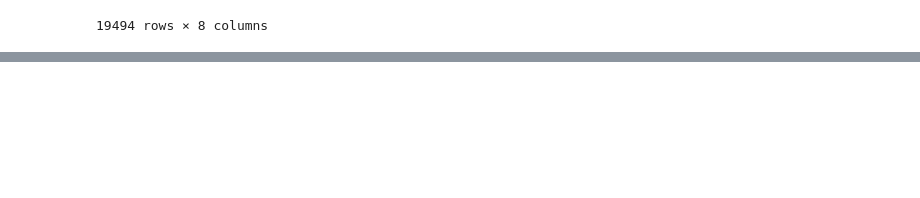
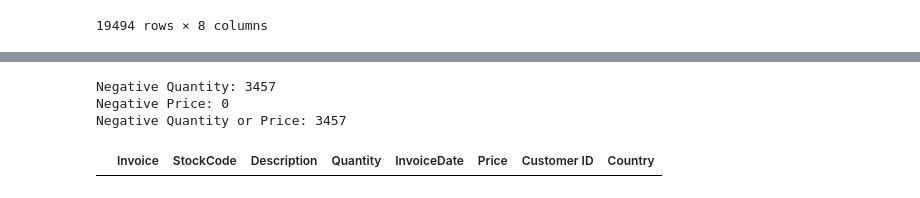
Before and after one commit to Adkhamjon66/Retail-BI-Project, a Jupyter notebook: python/scripts/01_data_loading.ipynb, the cells around one changed output, grey strips where cells are left out. Cells and saved outputs as stored; diff of their text form; code cells hidden in the pictures; blank space fills up the shorter version.

```diff
--- a/python/scripts/01_data_loading.ipynb
+++ b/python/scripts/01_data_loading.ipynb
@@ -147,0 +179,14 @@ df[df['Invoice'].str.contains("C")==True]
+# %%
+# next i want to see if there any negative values in quantity and price in normal invoice rows
+
+# lets keep only invoices that do not start with C or A
+normal_invoices = df[
+    ~df["Invoice"].astype(str).str.startswith(("C", "A"), na=False)
+].copy()
+
+negative_values_normal_invoices = normal_invoices[
+    (normal_invoices["Quantity"] < 0) |
+    (normal_invoices["Price"] < 0)
+].copy()
+
+negative_values_normal_invoices
@@ -147,0 +230,24 @@ df[df['Invoice'].str.contains("C")==True]
+# %%
+# quantities
+print("Negative Quantity:", (normal_invoices["Quantity"] < 0).sum())
+print("Negative Price:", (normal_invoices["Price"] < 0).sum())
+print(
+    "Negative Quantity or Price:",
+    len(negative_values_normal_invoices)
+)
+# %% [output]
+Negative Quantity: 3457
+Negative Price: 0
+Negative Quantity or Price: 3457
+# %%
+# now lets check if we have negative quantity and corresponding positive price
+negative_quantity_positive_price = normal_invoices[
+    (normal_invoices["Quantity"] < 0) &
+    (normal_invoices["Price"] > 0)
+].copy()
+
+negative_quantity_positive_price
+
+# now that we can conclude that those negative quantity values will become zero values when multiplied with zero prices
+# %% [output]
+|  | Invoice | StockCode | Description | Quantity | InvoiceDate | Price | Customer ID | Country |
```
Also changed, not shown: parts of 7 cells of this notebook.
